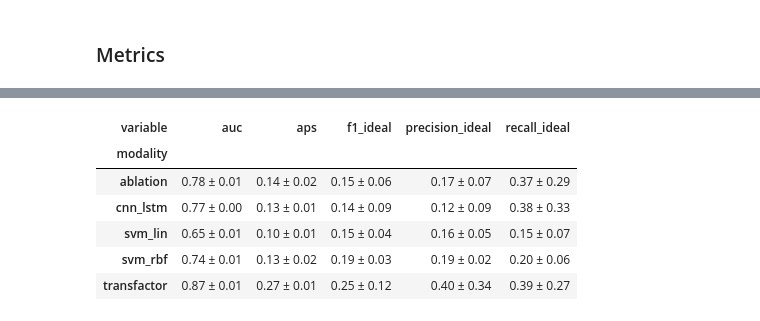
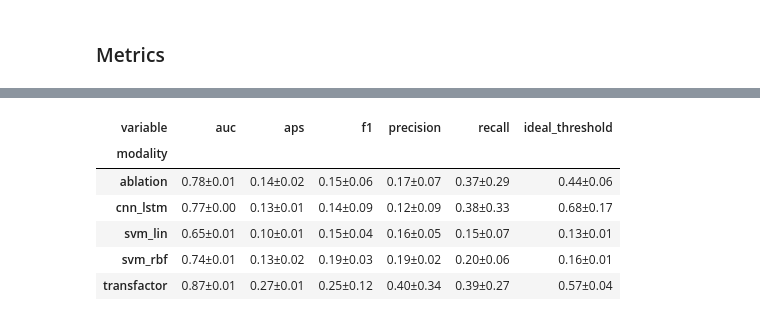
Before and after one commit to marsico-lab/TransFactor, a Jupyter notebook: manuscript/benchmark/Benchmarking Figures and Values.ipynb, the cells around one changed output, grey strips where cells are left out. Saved outputs shown, nothing was run; the diff lists cells and outputs as text; code cells hidden in the pictures.

Commit message:
New threshold and Precision@K

```diff
--- a/manuscript/benchmark/Benchmarking Figures and Values.ipynb
+++ b/manuscript/benchmark/Benchmarking Figures and Values.ipynb
@@ -10,0 +10,2 @@ from sklearn.metrics import roc_auc_score, f1_score, average_precision_score, pr
+# %%
+Ks = [50, 100, 200]
@@ -60,13 +63,22 @@ for modality in ['transfactor', 'ablation', 'svm_rbf', 'svm_lin', 'cnn_lstm']:
         result.update({
                   f'auc': roc_auc_score(test_subset['label'] == '1.0', test_subset[config]),
                   f'aps': average_precision_score(test_subset['label'] == '1.0', test_subset[config]),
-                  f'precision': precision_score(test_subset['label'] == '1.0', test_subset[config] > 0.5, ),
-                  f'recall': recall_score(test_subset['label'] == '1.0', test_subset[config] > 0.5, ),
-                  f'f1': f1_score(test_subset['label'] == '1.0', test_subset[config] > 0.5, ),
                  })
+
+
+        for K in Ks:
+            test_subset_top_k = test_subset.loc[test_subset[config].nlargest(K).index]
+            result.update({f'P@{K}': precision_score(test_subset_top_k['label'] == '1.0', np.ones_like(test_subset_top_k[config]))})
+
+
+        precision_at_K = []
+        for K in range(len(test_subset)):
+            test_subset_top_k = test_subset.loc[test_subset[config].nlargest(K).index]
+            precision_at_K.append(precision_score(test_subset_top_k['label'] == '1.0', np.ones_like(test_subset_top_k[config])))
+        result.update({f'P@K': precision_at_K})
+
         # ideal threshold
         if i == 'ensemble':
-            best_threshold = 0.5
             val_subset = prediction_subset[prediction_subset[f'group_split_0'].isin(['train', 'val'])].copy()
         else:
             val_subset = prediction_subset[prediction_subset[f'group_split_{i}'] == 'val'].copy()
@@ -75,9 +87,9 @@ for modality in ['transfactor', 'ablation', 'svm_rbf', 'svm_lin', 'cnn_lstm']:
         best_threshold = thresholds[f1_scores.argmax()]
 
         result.update({
-                  f'precision_ideal': precision_score(test_subset['label'] == '1.0', test_subset[config] > best_threshold, ),
-                  f'recall_ideal': recall_score(test_subset['label'] == '1.0', test_subset[config] > best_threshold, ),
-                  f'f1_ideal': f1_score(test_subset['label'] == '1.0', test_subset[config] > best_threshold, ),
+                  f'precision': precision_score(test_subset['label'] == '1.0', test_subset[config] > best_threshold, ),
+                  f'recall': recall_score(test_subset['label'] == '1.0', test_subset[config] > best_threshold, ),
+                  f'f1': f1_score(test_subset['label'] == '1.0', test_subset[config] > best_threshold, ),
                   f'ideal_threshold': best_threshold,
                  })
         results.append(result)
@@ -97,5 +142,6 @@ results_ensemble
 # %%
 cols = [f'{metric}' for metric in ['auc', 'aps', 'precision', 'recall', 'f1']]
-cols += [f'{metric}_ideal' for metric in ['precision', 'recall', 'f1']]
+cols += ['ideal_threshold']
+cols += [f'P@{K}' for K in [50, 100, 200]]
 results_without_ensemble = results[~results['ensemble']].copy()
 results_without_ensemble = results_without_ensemble.melt(id_vars=['modality'], value_vars=cols)
@@ -114,12 +148,11 @@ results_without_ensemble.groupby(['modality', 'variable']).describe()['value'][[
 # %%
-# ideal threshold
-results_without_ensemble.groupby(['modality', 'variable']).describe()['value'][['mean', 'std']].apply(lambda x: f"{x['mean']:.2f} ± {x['std']:.2f}", axis=1).to_frame().reset_index().rename(columns={0: 'value'})\
-.pivot(index='modality', columns='variable', values='value')[['auc', 'aps', 'f1_ideal', 'precision_ideal', 'recall_ideal']]
+results_without_ensemble.groupby(['modality', 'variable']).describe()['value'][['mean', 'std']].apply(lambda x: f"{x['mean']:.2f}±{x['std']:.2f}", axis=1).to_frame().reset_index().rename(columns={0: 'value'})\
+.pivot(index='modality', columns='variable', values='value')[['auc', 'aps', 'f1', 'precision', 'recall', 'ideal_threshold']]
 # %% [output]
-| variable | auc | aps | f1_ideal | precision_ideal | recall_ideal |
-| modality |  |  |  |  |  |
-| ablation | 0.78 ± 0.01 | 0.14 ± 0.02 | 0.15 ± 0.06 | 0.17 ± 0.07 | 0.37 ± 0.29 |
-| cnn_lstm | 0.77 ± 0.00 | 0.13 ± 0.01 | 0.14 ± 0.09 | 0.12 ± 0.09 | 0.38 ± 0.33 |
-| svm_lin | 0.65 ± 0.01 | 0.10 ± 0.01 | 0.15 ± 0.04 | 0.16 ± 0.05 | 0.15 ± 0.07 |
-| svm_rbf | 0.74 ± 0.01 | 0.13 ± 0.02 | 0.19 ± 0.03 | 0.19 ± 0.02 | 0.20 ± 0.06 |
-| transfactor | 0.87 ± 0.01 | 0.27 ± 0.01 | 0.25 ± 0.12 | 0.40 ± 0.34 | 0.39 ± 0.27 |
+| variable | auc | aps | f1 | precision | recall | ideal_threshold |
+| modality |  |  |  |  |  |  |
+| ablation | 0.78±0.01 | 0.14±0.02 | 0.15±0.06 | 0.17±0.07 | 0.37±0.29 | 0.44±0.06 |
+| cnn_lstm | 0.77±0.00 | 0.13±0.01 | 0.14±0.09 | 0.12±0.09 | 0.38±0.33 | 0.68±0.17 |
+| svm_lin | 0.65±0.01 | 0.10±0.01 | 0.15±0.04 | 0.16±0.05 | 0.15±0.07 | 0.13±0.01 |
+| svm_rbf | 0.74±0.01 | 0.13±0.02 | 0.19±0.03 | 0.19±0.02 | 0.20±0.06 | 0.16±0.01 |
+| transfactor | 0.87±0.01 | 0.27±0.01 | 0.25±0.12 | 0.40±0.34 | 0.39±0.27 | 0.57±0.04 |
```
Also changed, not shown: parts of 12 cells of this notebook, 17 other files.
